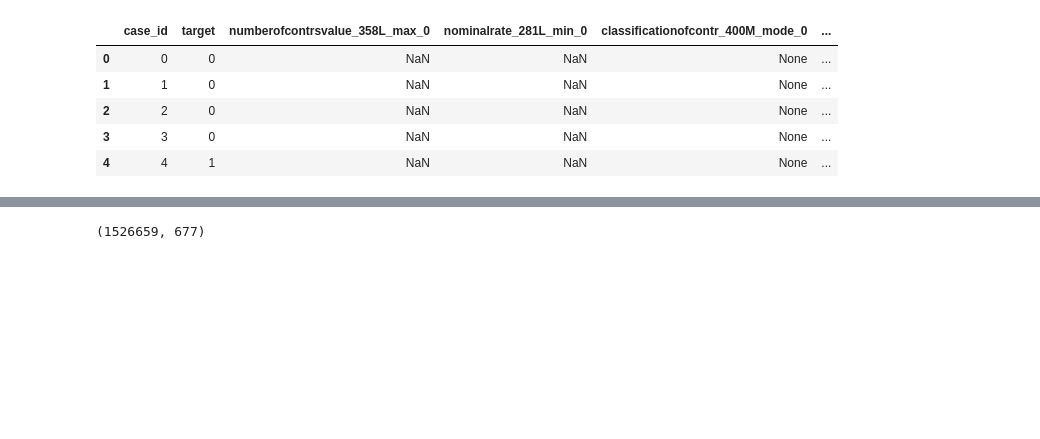
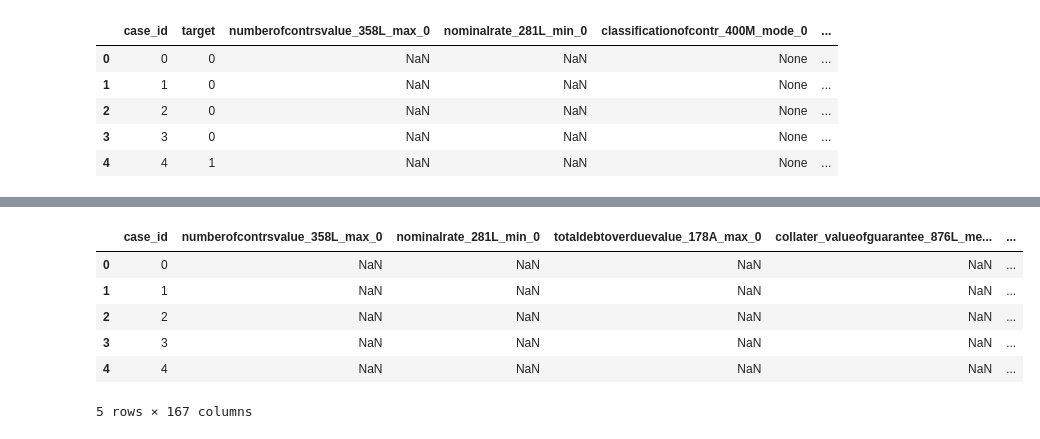
Before and after one commit to BartvanWoesik/home_credit, a Jupyter notebook: Notebooks/Data Exploration/EDA.ipynb, the cells around one changed output, grey strips where cells are left out. Saved outputs shown, nothing was run; the diff lists cells and outputs as text; code cells hidden in the pictures; blank space fills up the shorter version.

```diff
--- a/Notebooks/Data Exploration/EDA.ipynb
+++ b/Notebooks/Data Exploration/EDA.ipynb
@@ -27,11 +72,16 @@ df = pd.read_feather("../../data/parquet_files/train/processed_train.feather")
 df = data_pipeline.apply(df)
 
 dataset = Dataset(data=df, data_splitter=data_splitter, target_column='target')
-# %%
-
-dataset.shape
-# %% [output]
-(1526659, 677)
+# %%
+dataset.X.head()
+# %% [output]
+|  | case_id | numberofcontrsvalue_358L_max_0 | nominalrate_281L_min_0 | totaldebtoverduevalue_178A_max_0 | collater_valueofguarantee_876L_me... | ... |
+| 0 | 0 | NaN | NaN | NaN | NaN | ... |
+| 1 | 1 | NaN | NaN | NaN | NaN | ... |
+| 2 | 2 | NaN | NaN | NaN | NaN | ... |
+| 3 | 3 | NaN | NaN | NaN | NaN | ... |
+| 4 | 4 | NaN | NaN | NaN | NaN | ... |
+5 rows × 167 columns
 # %%
 from sklearn.ensemble import HistGradientBoostingClassifier
 from sklearn.model_selection import train_test_split
```
Also changed, not shown: parts of 18 cells of this notebook, 12 other files.
